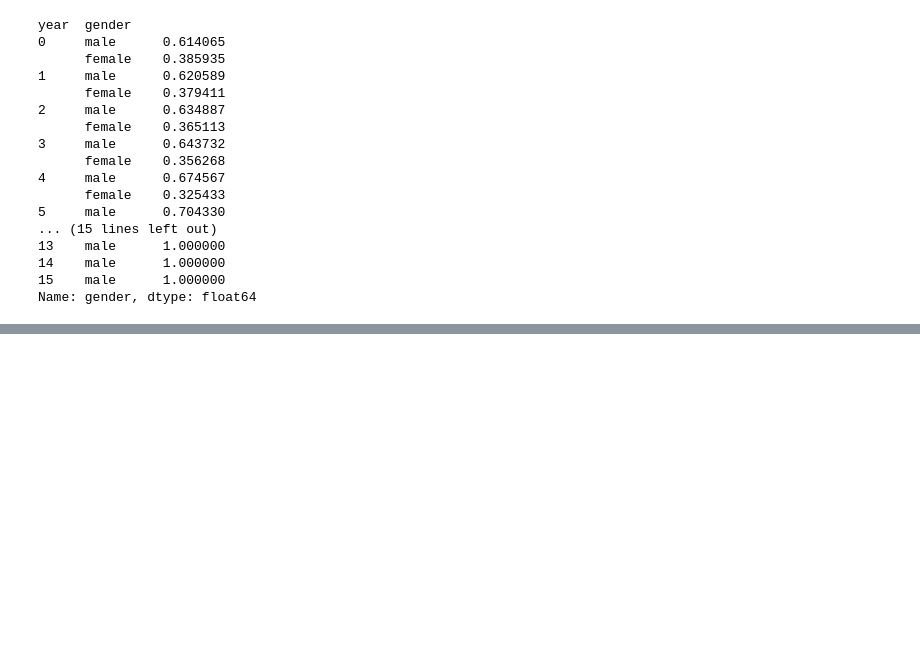
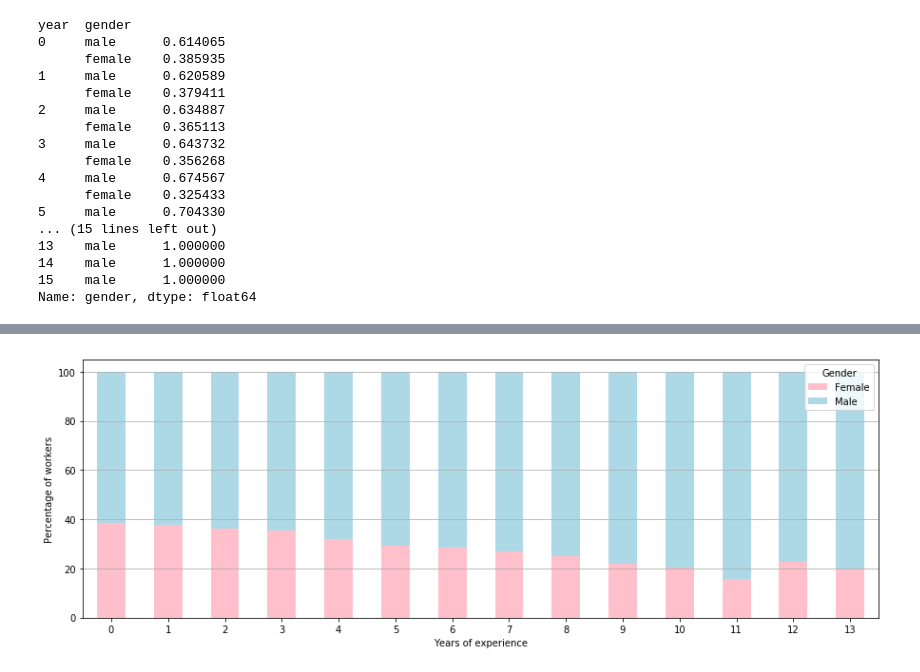
Before and after one commit to itko/gender_gap, a Jupyter notebook: gender_gap.ipynb, the cells around one changed output, grey strips where cells are left out. Drawn from its saved outputs; the diff is of its cells as text; code cells hidden in the pictures; blank space fills up the shorter version.

```diff
--- a/gender_gap.ipynb
+++ b/gender_gap.ipynb
@@ -255,0 +149,16 @@ df.loc[df.Salary > 1e7]
+# %%
+data = sample.groupby(['year']).gender.value_counts(normalize=True).unstack()
+
+f,ax = plt.subplots(1,1,figsize=(15,5))
+data.plot.bar(stacked=True,color=['pink','lightblue'],ax=ax)
+ax.set_xlim((-0.5,13.5))
+ax.set_ylabel('Percentage of workers')
+ax.set_xlabel('Years of experience')
+plt.xticks(rotation=0)
+ax.legend(title='Gender',handles=ax.get_legend_handles_labels()[0],labels=['Female','Male'])
+ax.set_yticklabels(range(0,120,20))
+ax.grid(axis='y')
+
+f.savefig('./images/proportion.png',dpi=200)
+# %% [output]
+[figure, added]
```
Also changed, not shown: parts of 15 cells of this notebook, 3 other files.
